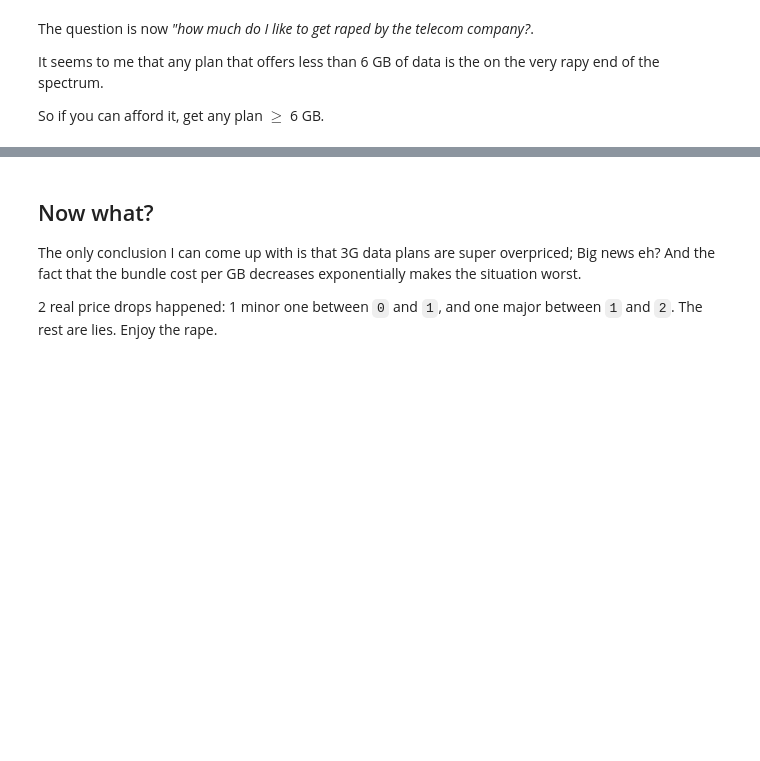
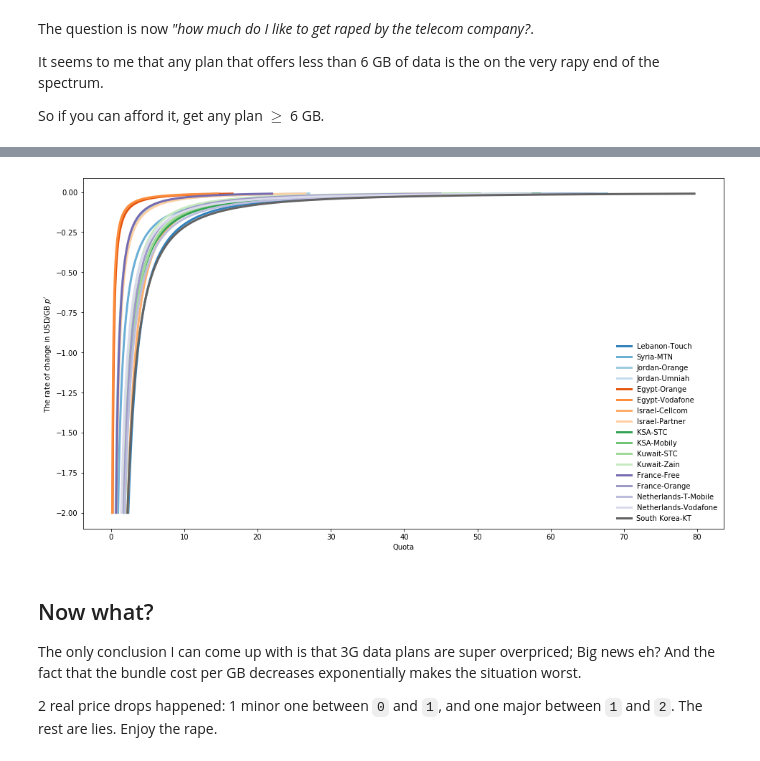
Before and after one commit to 0xfiras/3g-data-plans-pricing, a Jupyter notebook: plot.ipynb, the cells around one changed output, grey strips where cells are left out. Cells and saved outputs as stored; diff of their text form; code cells hidden in the pictures; blank space fills up the shorter version.

```diff
--- a/plot.ipynb
+++ b/plot.ipynb
@@ -244,4 +272,9 @@ Intuitively, $p'$ represents the rate of change in $p$, the price per GB; $p' =
 $p'$ will reach $0$ on the limit when $x \to +\infty$. Which is practically never in our case: the more you pay, the better the gains are.
 
 Plotting the derivative $p'$ is interesting though:
+# %%
+def usd_per_gb_rate_from_estimation(alpha, beta, min_rate_of_change=-10, max_rate_of_change=-.1, samples=1000):
+    rate = np.linspace(min_rate_of_change, max_rate_of_change, samples)
+    quota = (rate * (1/(alpha * 10**(beta))))**(1/(alpha - 1))
+    return quota, rate
 # %%
@@ -271,3 +421,26 @@ So if you can afford it, get any plan $\ge$ 6 GB.
+# %%
+min_rate_of_change = -2
+max_rate_of_change = -.01
+
+fig, ax = plt.subplots(figsize=(16,9))
+
+for idx, row in telcos_df.iterrows():
+    alpha = row.quota_coeff
+    beta  = row.bias
+
+    quota, rate = usd_per_gb_rate_from_estimation(alpha, beta, min_rate_of_change, max_rate_of_change)
+
+    plt.plot(quota, rate, lw=3, label=row.telco)
+
+ax.set_xlabel("Quota")
+ax.set_ylabel(r"The rate of change in USD/GB $p'$")
+ax.set_xscale('log')
+# ax.set_yscale('log')
+ax.legend(loc='lower right', frameon=False)
+
+fig.show()
+# %% [output]
+[figure, added]
 # %% [markdown]
 ## Now what?
 
```
Also changed, not shown: parts of 9 cells of this notebook, 24 other files.
